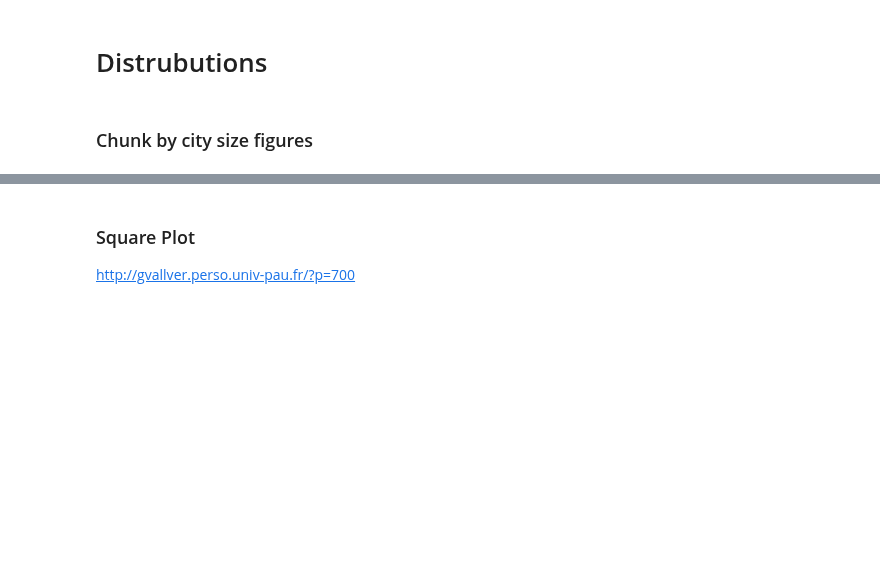
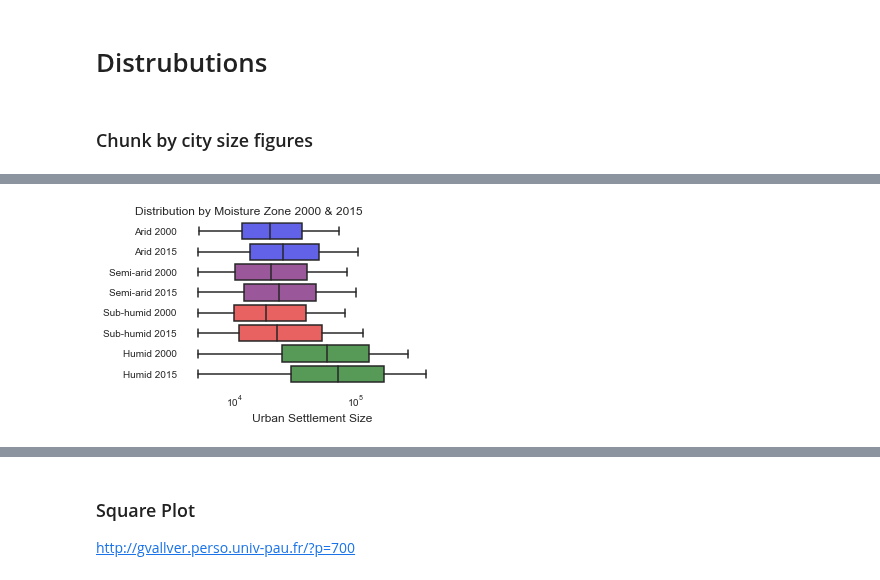
Before and after one commit to cascadet/AfricaUrbanPop, a Jupyter notebook: notebooks/jupyter/Descriptives.ipynb, the cells around one changed output, grey strips where cells are left out. Drawn from its saved outputs; the diff is of its cells as text; code cells hidden in the pictures; blank space fills up the shorter version.

```diff
--- a/notebooks/jupyter/Descriptives.ipynb
+++ b/notebooks/jupyter/Descriptives.ipynb
@@ -332,0 +726,47 @@ print(len((WPE2016_Nigeria)))
+# %%
+# Break up by Rain Zone 2000
+
+GHS2000_rain = GHS2000[GHS2000['rain_zone'] != '0']
+GHS2000_rain = GHS2000_rain[GHS2000_rain['rain_zone'] != 'NoClass']
+GHS2000_rain =  GHS2000_rain[GHS2000_rain['rain_zone'] != 'NA']
+GHS2000_rain['raincat'] = GHS2000_rain.rain_zone + ' 2000'
+
+# Break up by Rain Zone 2015 & add unique col
+GHS2015_rain = GHS2015[GHS2015['rain_zone'] != '0']
+GHS2015_rain = GHS2015_rain[GHS2015_rain['rain_zone'] != 'NoClass']
+GHS2015_rain =  GHS2015_rain[GHS2015_rain['rain_zone'] != 'NA']
+GHS2015_rain['raincat'] = GHS2015_rain.rain_zone + ' 2015'
+
+# Join the two
+datasets_rain = [GHS2000_rain, GHS2015_rain]
+datasets_rain_concat = pd.concat(datasets_rain, ignore_index=True)
+# %%
+sns.set(font_scale=1)
+
+plot_order = ['Arid 2000', 'Arid 2015', 'Semi-arid 2000', 'Semi-arid 2015',
+              'Sub-humid 2000', 'Sub-humid 2015', 'Humid 2000', 'Humid 2015']
+
+pal = ['Blue', 'Blue', 'Purple', 'Purple', 'Red', 'Red', 'Green', 'Green']
+
+ax = sns.boxplot(x = 'PopTot', y = 'raincat', data = datasets_rain_concat, order = plot_order, palette = pal,
+                 sym = '')
+
+
+# Add transparency to colors
+for patch in ax.artists:
+ r, g, b, a = patch.get_facecolor()
+ patch.set_facecolor((r, g, b, .7))
+
+
+fig = matplotlib.pyplot.gcf()
+fig.set_size_inches(4.5, 3)
+plt.gca().set_xscale('log')
+plt.xlabel('Urban Settlement Size')
+plt.ylabel('')
+plt.tick_params(axis='both', which='major', labelsize=10)
+plt.title('Distribution by Moisture Zone 2000 & 2015', x = 0.25)
+ax.set_facecolor('White')
+fig.savefig('/Users/cascade/Desktop/'+'PopRainGHS2000-15_box.png', dpi=700, transparent=False,
+           bbox_inches='tight')
+# %% [output]
+[figure, added]
```
Also changed, not shown: parts of 45 cells of this notebook.
